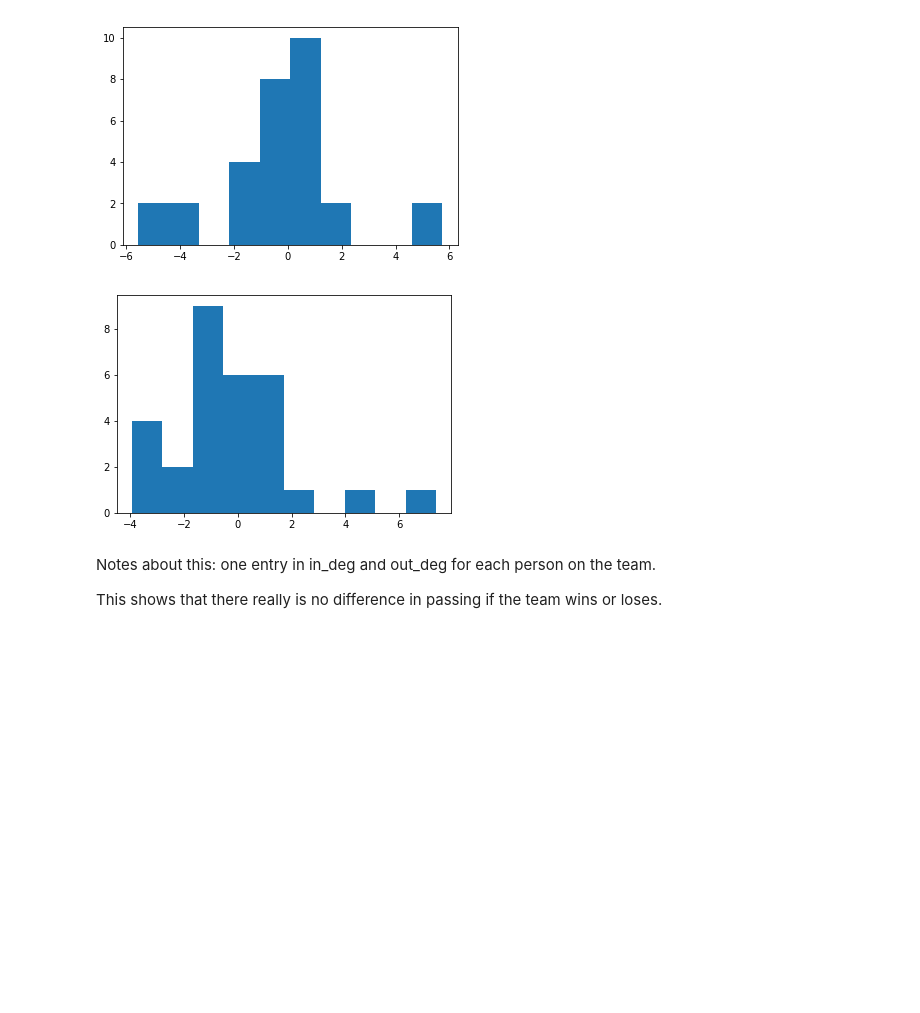
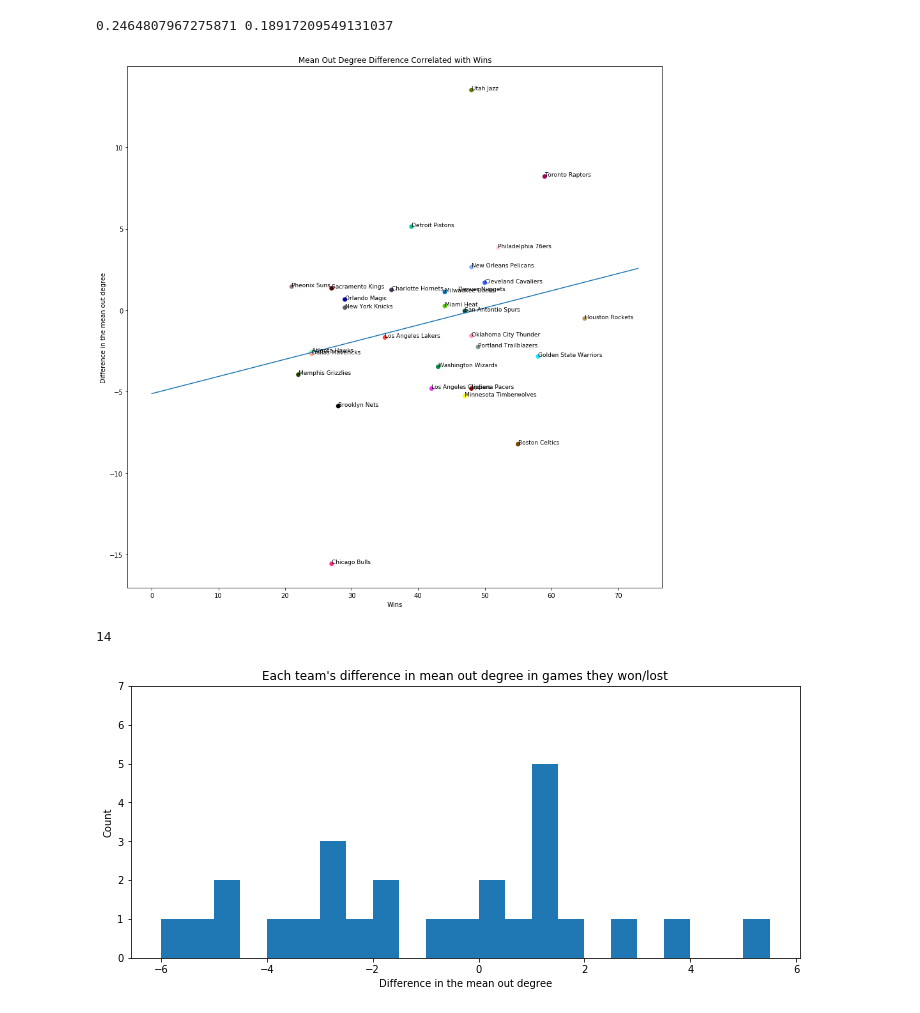
Before and after one commit to rrnarayan1/nba-passing-analysis, a Jupyter notebook: degree_team_win_loss_comp.ipynb, the cells around one changed output. Drawn from its saved outputs; the diff is of its cells as text; code cells hidden in the pictures; blank space fills up the shorter version.

```diff
--- a/degree_team_win_loss_comp.ipynb
+++ b/degree_team_win_loss_comp.ipynb
@@ -4,6 +4,10 @@ import matplotlib.pyplot as plt
 import json
 import networkx as nx
 import scipy.stats
+colors=["#000000", "#FFFF00", "#1CE6FF", "#FF34FF", "#FF4A46", "#008941", "#006FA6", "#A30059",
+        "#FFDBE5", "#7A4900", "#0000A6", "#63FFAC", "#B79762", "#004D43", "#8FB0FF", "#997D87",
+        "#5A0007", "#809693", "#FEFFE6", "#1B4400", "#4FC601", "#3B5DFF", "#4A3B53", "#FF2F80",
+        "#61615A", "#BA0900", "#6B7900", "#00C2A0", "#FFAA92", "#FF90C9"]
 
 franchises = {"Brooklyn Nets": 1610612751, "Minnesota Timberwolves":1610612750 ,"Golden State Warriors": 1610612744,
               "Los Angeles Clippers": 1610612746, "Los Angeles Lakers": 1610612747, "Washington Wizards": 1610612764,
@@ -90,7 +94,7 @@ def degrees_passing(team_id, win):
     for key in in_deg:
         tots[key] = in_deg[key]+out_deg[key]
 
-    active_vals = sorted(tots.values(), reverse=True)[:]
+    active_vals = sorted(tots.values(), reverse=True)[:8]
     active = []
     for fl in tots:
         if tots[fl] in active_vals:
@@ -109,23 +113,42 @@ def show_graph(G, widths, labels):
     nx.draw_networkx_edges(G, pos, width=widths)
     nx.draw_networkx_nodes(G, pos, node_size=50)
     nx.draw_networkx_labels(G,pos,labels, font_size=6)
-# %%
-diff_o=[]
-diff_i=[]
-for team in franchises:
-    outw,innw = degrees_passing(franchises[team], True)
-    outl,innl = degrees_passing(franchises[team], False)
-    diff_o.append(np.mean(list(outw.values())) - np.mean(list(outl.values())))
-    diff_i.append(np.mean(list(innw.values())) - np.mean(list(innl.values())))
-
-plt.hist(diff_o)
-plt.show()
-plt.hist(diff_i)
-plt.show()
-# %% [output]
-[figure, removed]
-[figure, removed]
-# %% [markdown]
-Notes about this: one entry in in_deg and out_deg for each person on the team.
-
-This shows that there really is no difference in passing if the team wins or loses.
+# %%
+diff_o=[]
+wins = []
+plt.figure(figsize=(15,15))
+for team in franchises:
+    outw,innw = degrees_passing(franchises[team], True)
+    outl,innl = degrees_passing(franchises[team], False)
+    x = num_wins[team]
+    y = np.mean(list(outw.values())) - np.mean(list(outl.values()))
+    diff_o.append(y)
+    wins.append(num_wins[team])
+    plt.annotate(team,(x,y), fontsize=9)
+
+plt.scatter(wins,diff_o,c=colors)
+b,m,r,p,_ = scipy.stats.linregress(wins,diff_o)
+y = np.poly1d([b,m])(np.arange(74))
+print(r,p)
+plt.plot(np.arange(74),y)
+plt.xlabel("Wins")
+plt.ylabel("Difference in the mean out degree")
+plt.title("Mean Out Degree Difference Correlated with Wins")
+plt.savefig("out/deg-diff-corr-out.png")
+plt.show()
+
+
+print(len([l for l in diff_o if l > 0]))
+plt.figure(figsize=(12,5))
+plt.xlabel("Difference in the mean out degree")
+plt.ylabel("Count")
+plt.title("Each team's difference in mean out degree in games they won/lost")
+plt.hist(diff_o, bins=np.arange(-6,6,0.5))
+plt.ylim(0,7)
+plt.savefig("out/deg-diff-hist-out.png")
+plt.show()
+# %% [output]
+0.2464807967275871 0.18917209549131037
+[figure, added]
+14
+[figure, added]
```
Also changed, not shown: parts of 1 cell of this notebook, 8 other files.
